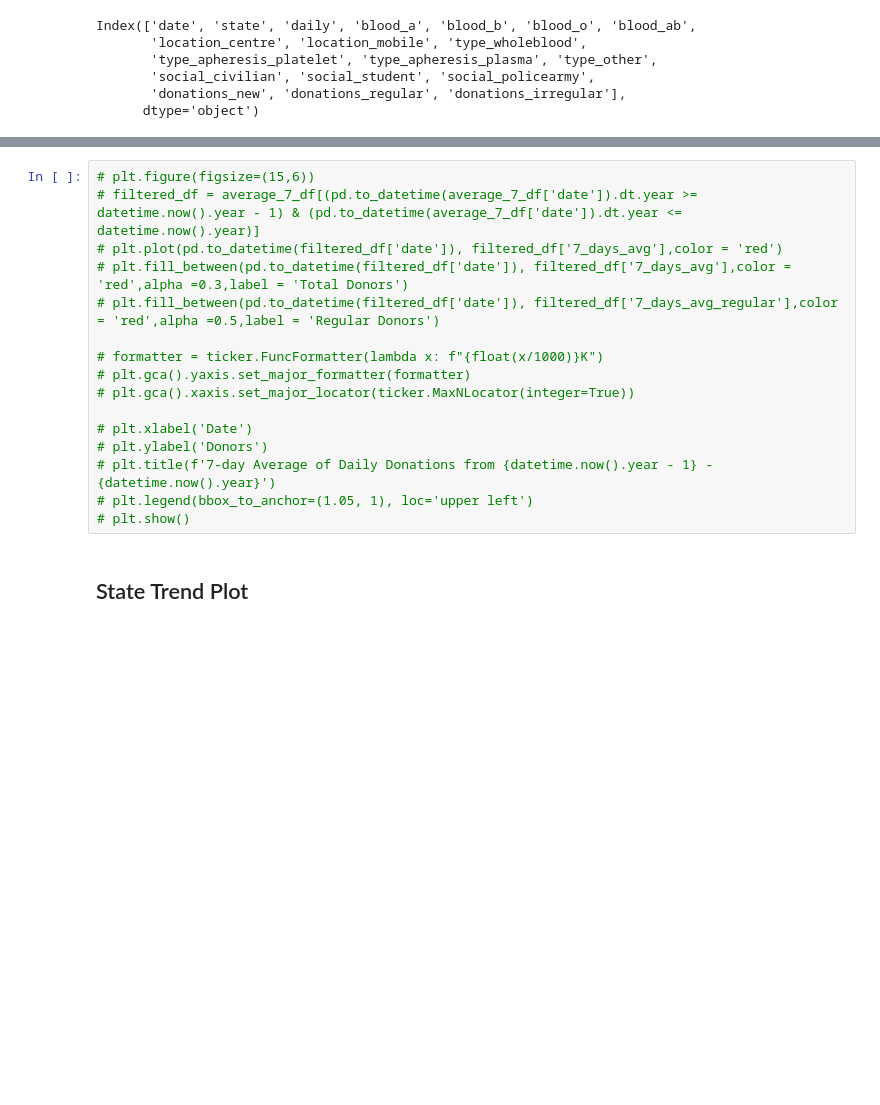
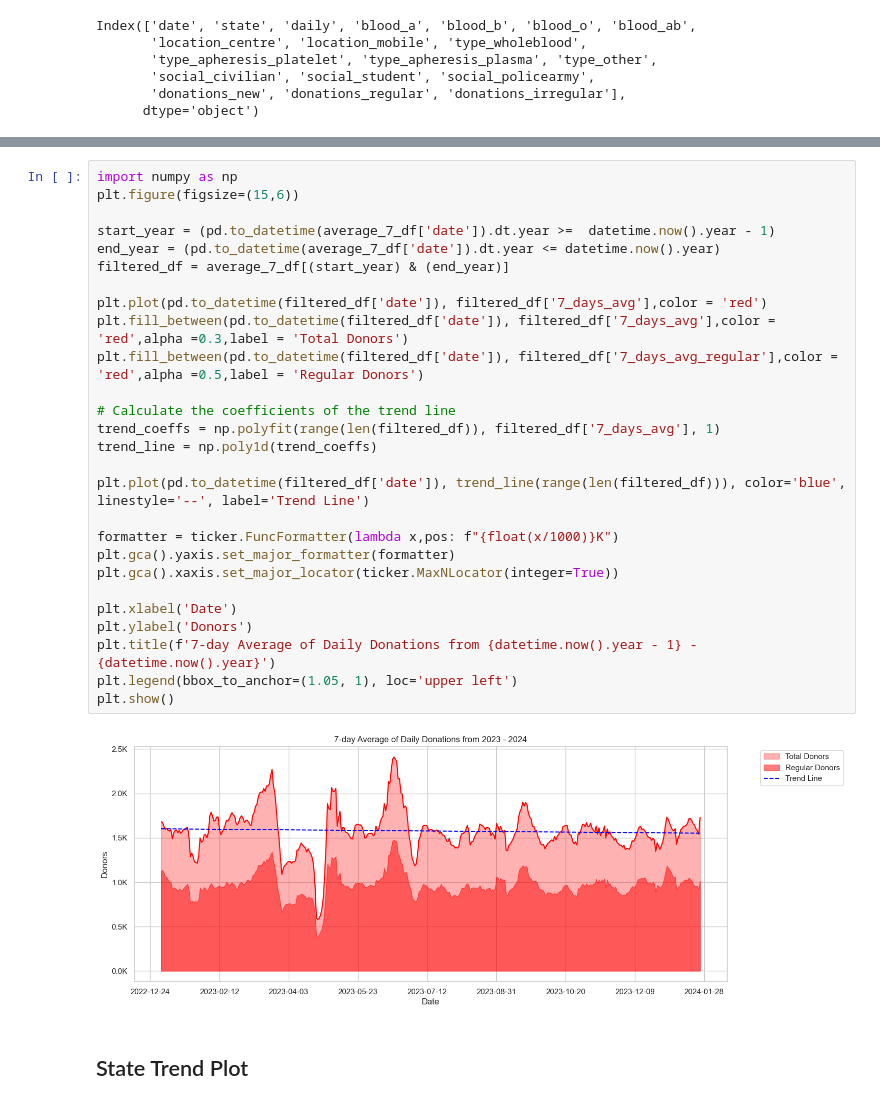
Before and after one commit to Englios/DS-Asses-BloodDonor, a Jupyter notebook: analysis/EDA.ipynb, the cells around one changed output, grey strips where cells are left out. Drawn from its saved outputs; the diff is of its cells as text; blank space fills up the shorter version.

```diff
--- a/analysis/EDA.ipynb
+++ b/analysis/EDA.ipynb
@@ -609,19 +653,32 @@ average_7_df
 # %%
-# plt.figure(figsize=(15,6))
-# filtered_df = average_7_df[(pd.to_datetime(average_7_df['date']).dt.year >=  datetime.now().year - 1) & (pd.to_datetime(average_7_df['date']).dt.year <= datetime.now().year)]
-# plt.plot(pd.to_datetime(filtered_df['date']), filtered_df['7_days_avg'],color = 'red')
-# plt.fill_between(pd.to_datetime(filtered_df['date']), filtered_df['7_days_avg'],color = 'red',alpha =0.3,label = 'Total Donors')
-# plt.fill_between(pd.to_datetime(filtered_df['date']), filtered_df['7_days_avg_regular'],color = 'red',alpha =0.5,label = 'Regular Donors')
+import numpy as np
+plt.figure(figsize=(15,6))
 
-# formatter = ticker.FuncFormatter(lambda x: f"{float(x/1000)}K")
-# plt.gca().yaxis.set_major_formatter(formatter)
-# plt.gca().xaxis.set_major_locator(ticker.MaxNLocator(integer=True))
+start_year = (pd.to_datetime(average_7_df['date']).dt.year >=  datetime.now().year - 1)
+end_year = (pd.to_datetime(average_7_df['date']).dt.year <= datetime.now().year)
+filtered_df = average_7_df[(start_year) & (end_year)]
 
-# plt.xlabel('Date')
-# plt.ylabel('Donors')
-# plt.title(f'7-day Average of Daily Donations from {datetime.now().year - 1} - {datetime.now().year}')
-# plt.legend(bbox_to_anchor=(1.05, 1), loc='upper left')
-# plt.show()
+plt.plot(pd.to_datetime(filtered_df['date']), filtered_df['7_days_avg'],color = 'red')
+plt.fill_between(pd.to_datetime(filtered_df['date']), filtered_df['7_days_avg'],color = 'red',alpha =0.3,label = 'Total Donors')
+plt.fill_between(pd.to_datetime(filtered_df['date']), filtered_df['7_days_avg_regular'],color = 'red',alpha =0.5,label = 'Regular Donors')
+
+# Calculate the coefficients of the trend line
+trend_coeffs = np.polyfit(range(len(filtered_df)), filtered_df['7_days_avg'], 1)
+trend_line = np.poly1d(trend_coeffs)
+
+plt.plot(pd.to_datetime(filtered_df['date']), trend_line(range(len(filtered_df))), color='blue', linestyle='--', label='Trend Line')
+
+formatter = ticker.FuncFormatter(lambda x,pos: f"{float(x/1000)}K")
+plt.gca().yaxis.set_major_formatter(formatter)
+plt.gca().xaxis.set_major_locator(ticker.MaxNLocator(integer=True))
+
+plt.xlabel('Date')
+plt.ylabel('Donors')
+plt.title(f'7-day Average of Daily Donations from {datetime.now().year - 1} - {datetime.now().year}')
+plt.legend(bbox_to_anchor=(1.05, 1), loc='upper left')
+plt.show()
+# %% [output]
+[figure, added]
 # %% [markdown]
 ## State Trend Plot
 # %%
```
Also changed, not shown: parts of 34 cells of this notebook.
